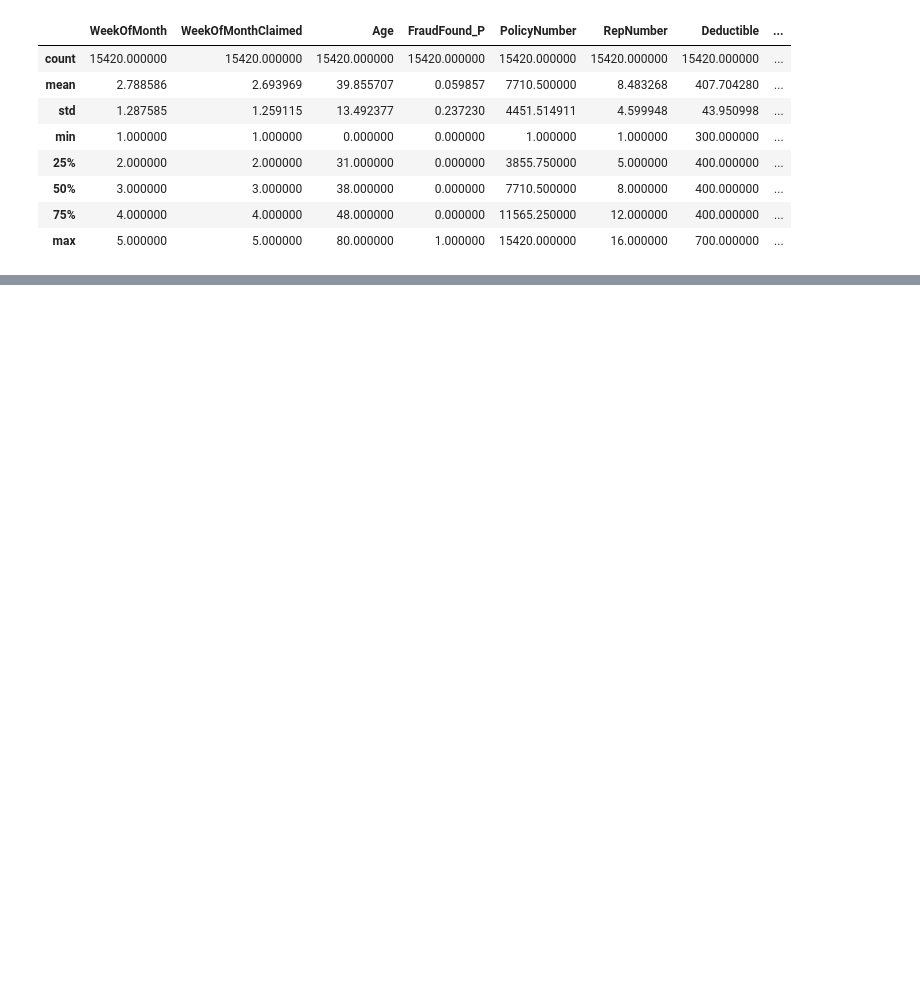
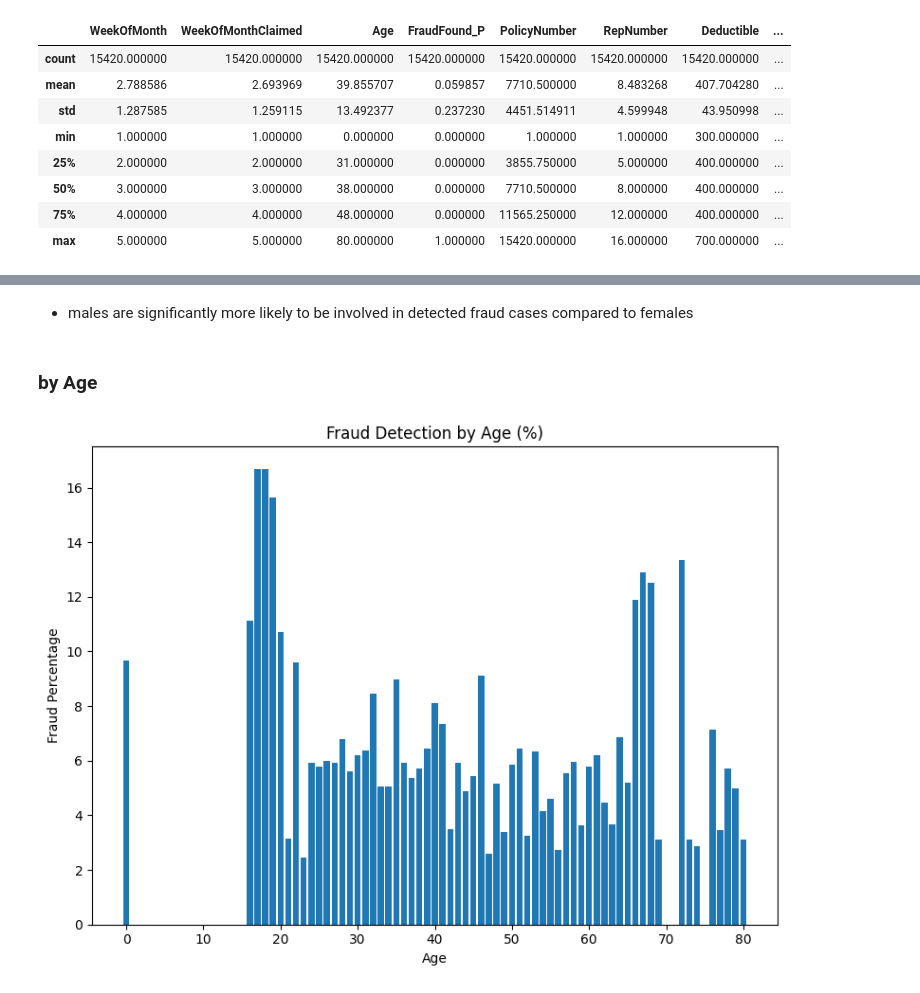
Before and after one commit to CaoDien2003/nguyencaodien2102048, a Jupyter notebook: HOMEWORK/HW1/vehicle_insurance_claim_fraud_detection.ipynb, the cells around one changed output, grey strips where cells are left out. Drawn from its saved outputs; the diff is of its cells as text; code cells hidden in the pictures; blank space fills up the shorter version.

```diff
--- a/HOMEWORK/HW1/vehicle_insurance_claim_fraud_detection.ipynb
+++ b/HOMEWORK/HW1/vehicle_insurance_claim_fraud_detection.ipynb
@@ -103,0 +203,8 @@ df.loc[:, df.nunique() < 3]
+# %% [markdown]
+- males are significantly more likely to be involved in detected fraud cases compared to females
+# %% [markdown]
+### by Age
+# %%
+fraud_by_feature('Age', df)
+# %% [output]
+[figure, added]
```
Also changed, not shown: parts of 41 cells of this notebook.
